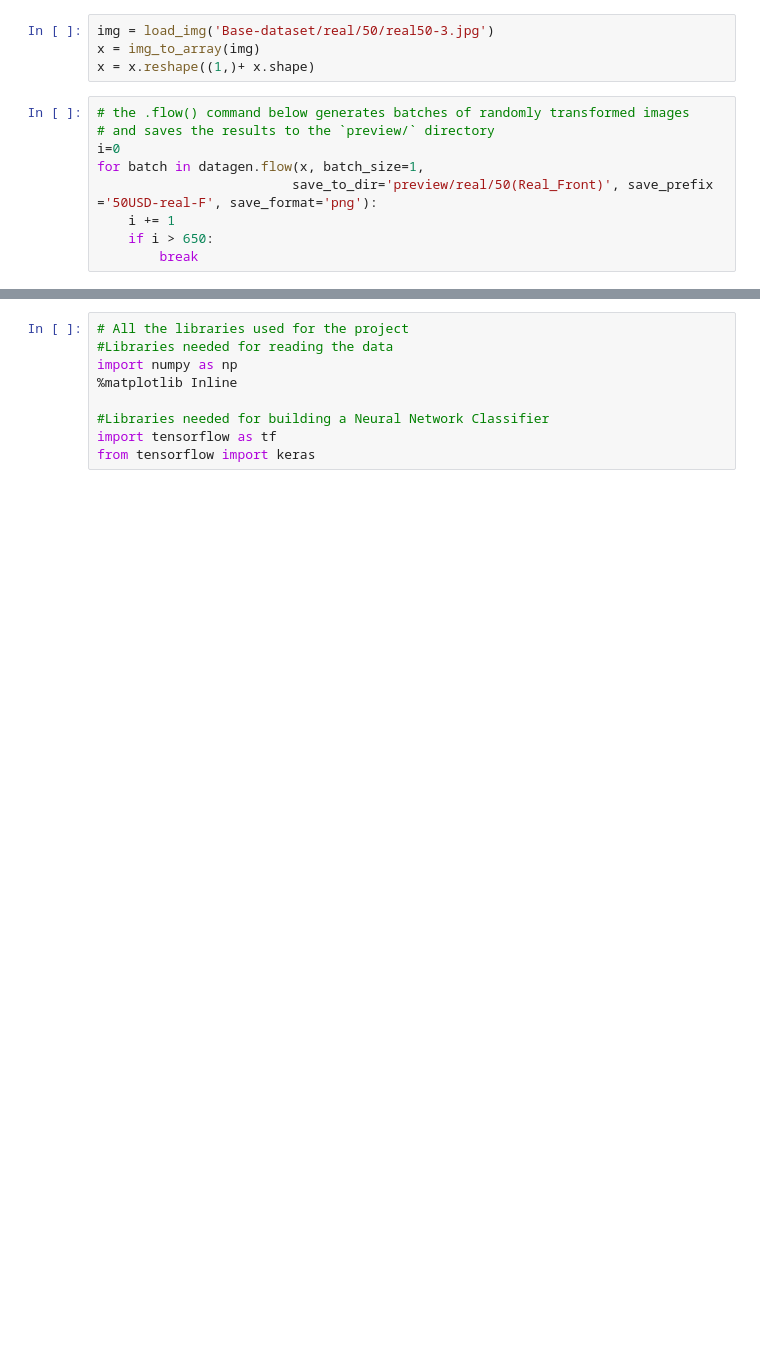
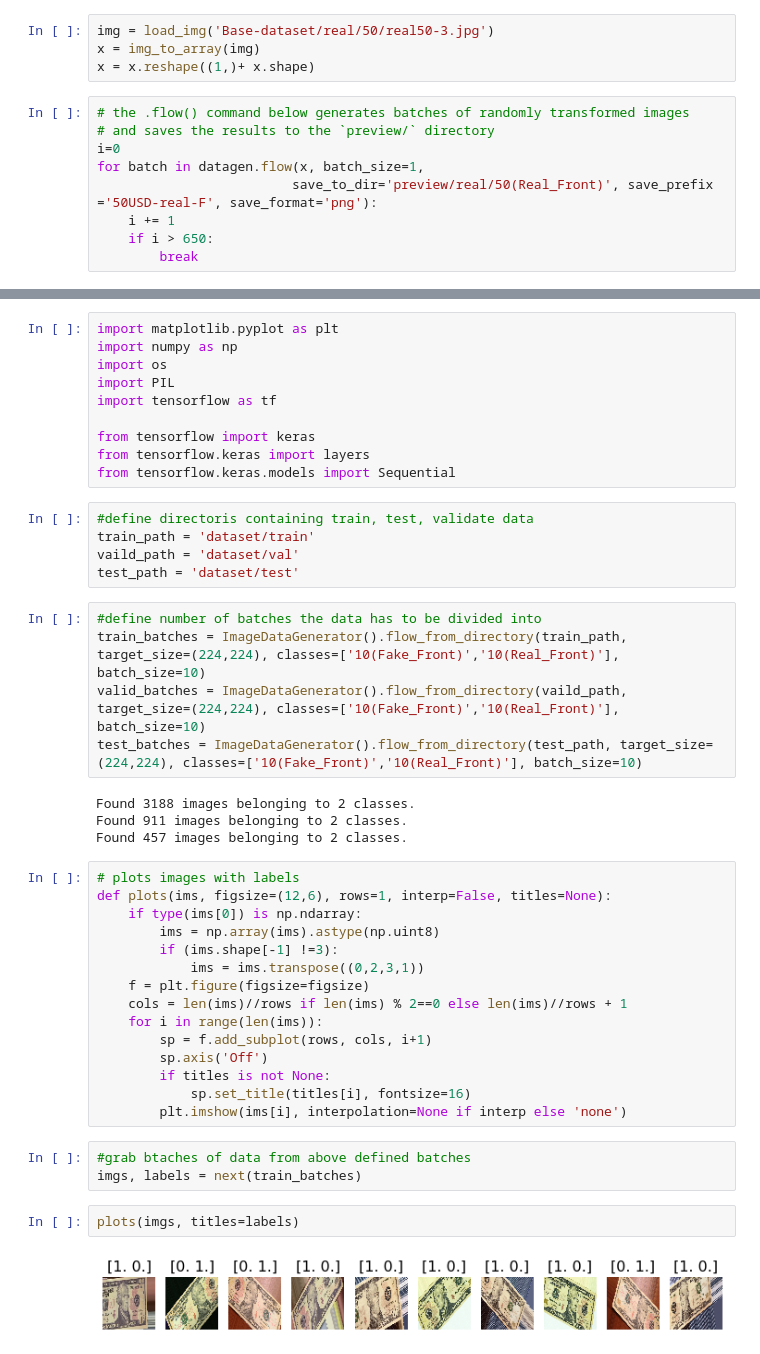
Before and after one commit to lahirudsilva/Counterfeit-Seeker, a Jupyter notebook: counterfeit-banknote-detection.ipynb, the cells around one changed output, grey strips where cells are left out. Cells and saved outputs as stored; diff of their text form; blank space fills up the shorter version.

Commit message:
data augmentation and preparation

```diff
--- a/counterfeit-banknote-detection.ipynb
+++ b/counterfeit-banknote-detection.ipynb
@@ -50,9 +52,46 @@ splitfolders.ratio(input_folder, output="dataset",
 # %%
-# All the libraries used for the project
-#Libraries needed for reading the data
+import matplotlib.pyplot as plt
 import numpy as np
-%matplotlib Inline
+import os
+import PIL
+import tensorflow as tf
 
-#Libraries needed for building a Neural Network Classifier
-import tensorflow as tf
 from tensorflow import keras
+from tensorflow.keras import layers
+from tensorflow.keras.models import Sequential
+# %%
+#define directoris containing train, test, validate data
+train_path = 'dataset/train'
+vaild_path = 'dataset/val'
+test_path = 'dataset/test'
+# %%
+#define number of batches the data has to be divided into
+train_batches = ImageDataGenerator().flow_from_directory(train_path, target_size=(224,224), classes=['10(Fake_Front)','10(Real_Front)'], batch_size=10)
+valid_batches = ImageDataGenerator().flow_from_directory(vaild_path, target_size=(224,224), classes=['10(Fake_Front)','10(Real_Front)'], batch_size=10)
+test_batches = ImageDataGenerator().flow_from_directory(test_path, target_size=(224,224), classes=['10(Fake_Front)','10(Real_Front)'], batch_size=10)
+# %% [output]
+Found 3188 images belonging to 2 classes.
+Found 911 images belonging to 2 classes.
+Found 457 images belonging to 2 classes.
+# %%
+# plots images with labels
+def plots(ims, figsize=(12,6), rows=1, interp=False, titles=None):
+    if type(ims[0]) is np.ndarray:
+        ims = np.array(ims).astype(np.uint8)
+        if (ims.shape[-1] !=3):
+            ims = ims.transpose((0,2,3,1))
+    f = plt.figure(figsize=figsize)
+    cols = len(ims)//rows if len(ims) % 2==0 else len(ims)//rows + 1
+    for i in range(len(ims)):
+        sp = f.add_subplot(rows, cols, i+1)
+        sp.axis('Off')
+        if titles is not None:
+            sp.set_title(titles[i], fontsize=16)
+        plt.imshow(ims[i], interpolation=None if interp else 'none')
+# %%
+#grab btaches of data from above defined batches
+imgs, labels = next(train_batches)
+# %%
+plots(imgs, titles=labels)
+# %% [output]
+[figure, added]
```
Also changed, not shown: parts of 30 cells of this notebook.
